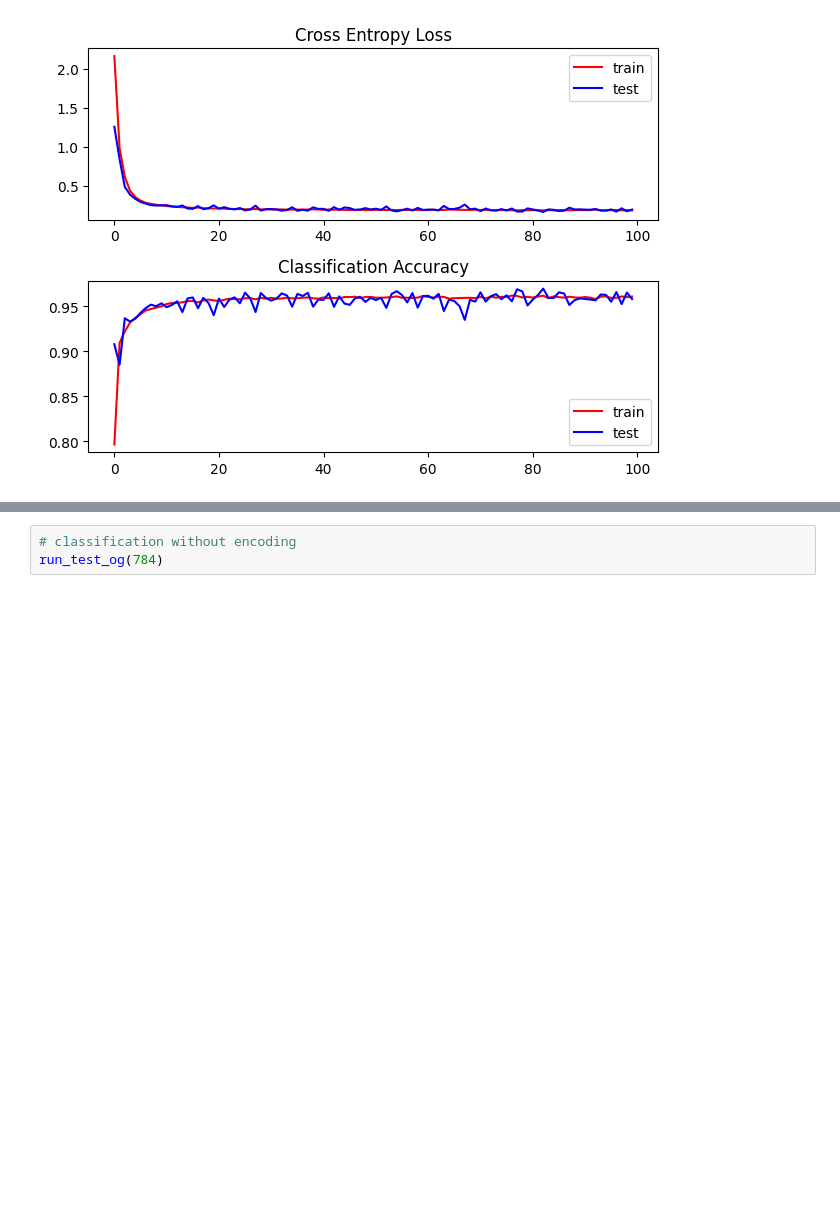
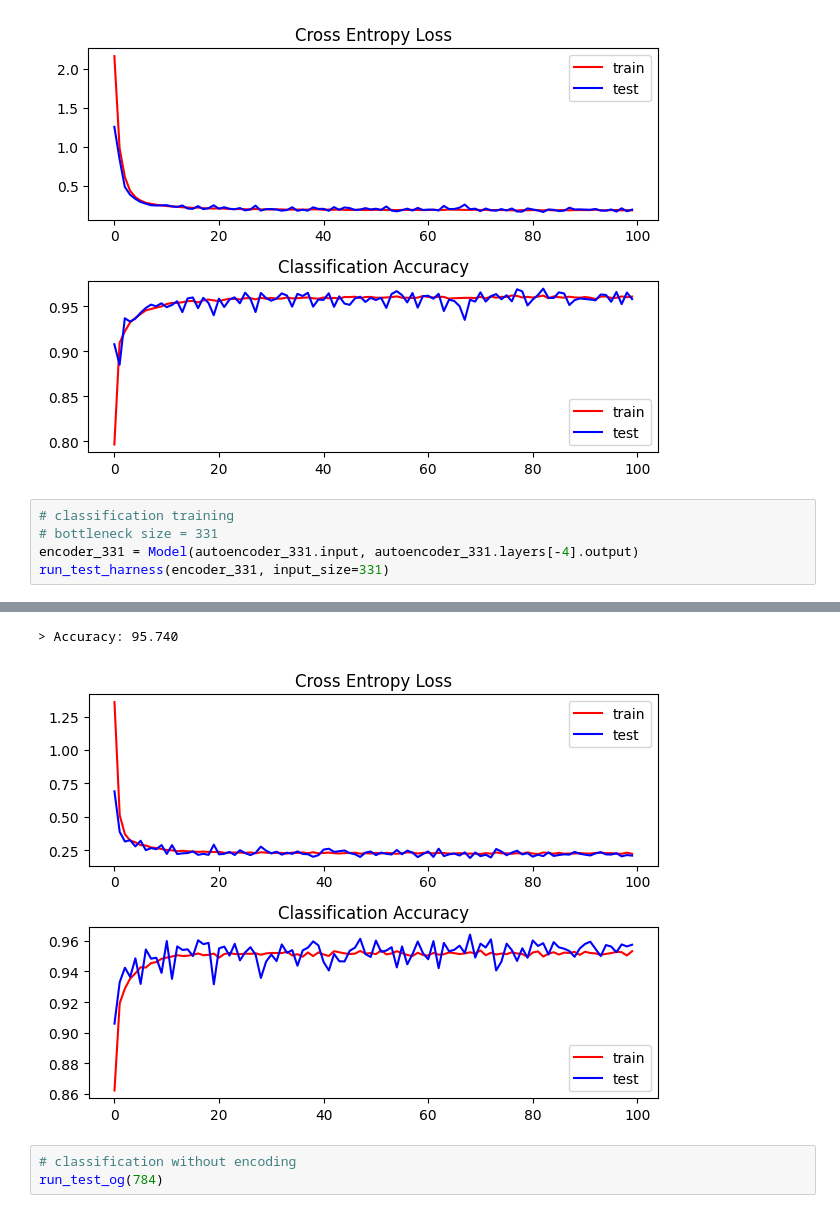
Before and after one commit to anitadash/MBML-Project, a Jupyter notebook: Autoencoder_Analysis.ipynb, the cells around one changed output, grey strips where cells are left out. Saved outputs shown, nothing was run; the diff lists cells and outputs as text; blank space fills up the shorter version.

```diff
--- a/Autoencoder_Analysis.ipynb
+++ b/Autoencoder_Analysis.ipynb
@@ -225,3 +232,9 @@ run_test_harness(encoder_64, input_size=64)
 313/313 [==============================] - 1s 2ms/step
 > Accuracy: 95.770
 [figure]
+# %%
+# classification training
+# bottleneck size = 331
+encoder_331 = Model(autoencoder_331.input, autoencoder_331.layers[-4].output)
+run_test_harness(encoder_331, input_size=331)
+# %% [output]
@@ -228,3 +243,5 @@ run_test_harness(encoder_64, input_size=64)
+> Accuracy: 95.740
+[figure, added]
 # %%
 # classification without encoding
 run_test_og(784)
```
Also changed, not shown: parts of 2 cells of this notebook.
